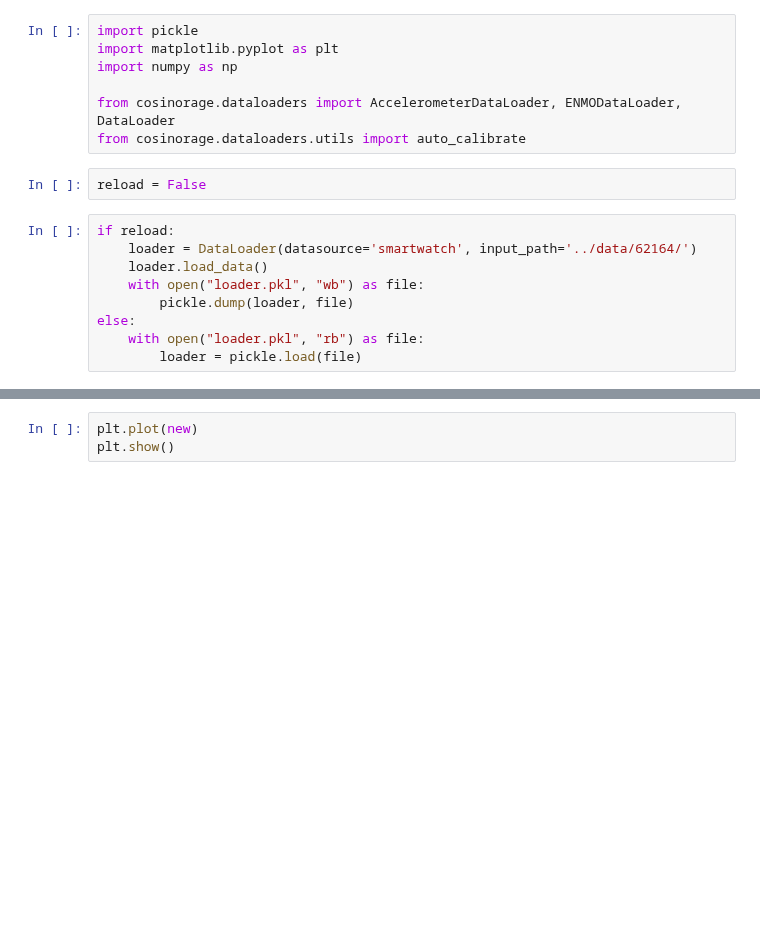
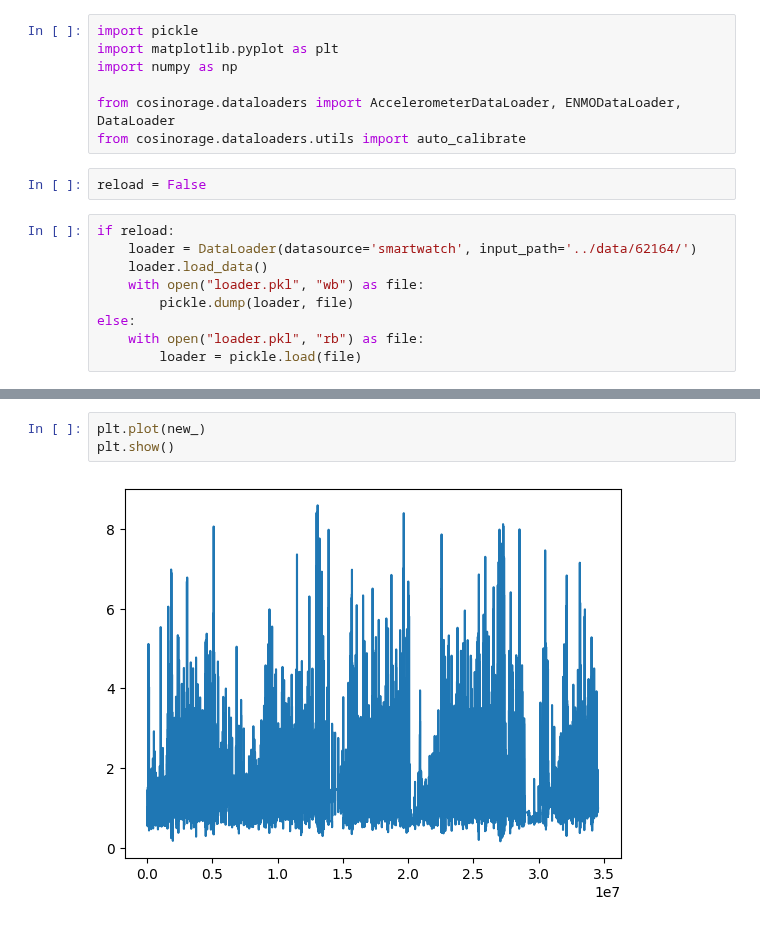
Before and after one commit to ADAMMA-CDHI-ETH-Zurich/CosinorAge, a Jupyter notebook: examples/data_loading.ipynb, the cells around one changed output, grey strips where cells are left out. Saved outputs shown, nothing was run; the diff lists cells and outputs as text; blank space fills up the shorter version.

```diff
--- a/examples/data_loading.ipynb
+++ b/examples/data_loading.ipynb
@@ -52,3 +75,5 @@ plt.show()
 # %%
-plt.plot(new)
+plt.plot(new_)
 plt.show()
+# %% [output]
+[figure, added]
```
Also changed, not shown: parts of 6 cells of this notebook, 1 other file.
